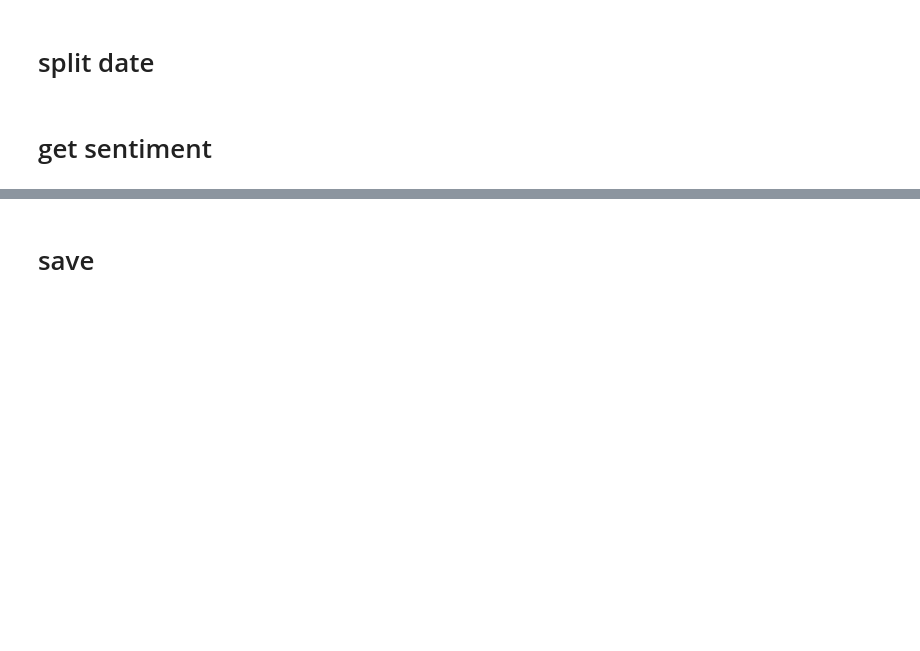
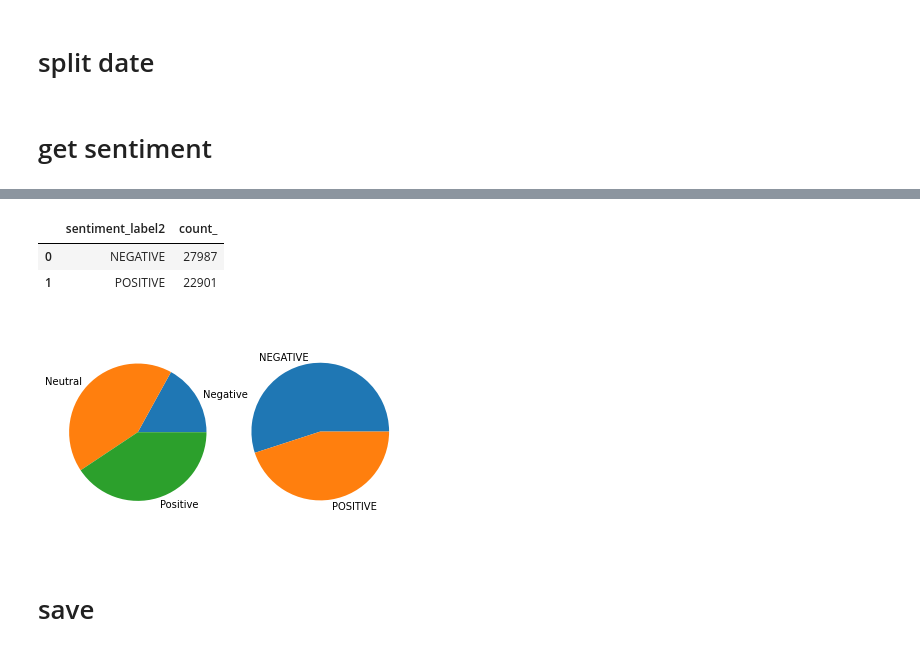
Before and after one commit to aliharakeh/M2-Project, a Jupyter notebook: Project_Final_Scripts/sentiment/sentiment.ipynb, the cells around one changed output, grey strips where cells are left out. Saved outputs shown, nothing was run; the diff lists cells and outputs as text; code cells hidden in the pictures; blank space fills up the shorter version.

```diff
--- a/Project_Final_Scripts/sentiment/sentiment.ipynb
+++ b/Project_Final_Scripts/sentiment/sentiment.ipynb
@@ -48,3 +69,19 @@ tweets[['sentiment', 'sentiment_label']] = tweets.apply(get_sentiments, axis=1)
+# %%
+sentiment2 = tweets.groupby('sentiment_label2')['text'].count().reset_index().rename(columns={'text': 'count_'})
+sentiment2
+# %% [output]
+|  | sentiment_label2 | count_ |
+| 0 | NEGATIVE | 27987 |
+| 1 | POSITIVE | 22901 |
+# %%
+f, (ax1, ax2) = plt.subplots(1, 2)
+ax1.pie(sentiment.count_.values.tolist(), labels=sentiment.sentiment_label.values.tolist())
+ax1.axis('equal')
+ax2.pie(sentiment2.count_.values.tolist(), labels=sentiment2.sentiment_label2.values.tolist())
+ax2.axis('equal')
+plt.show()
+# %% [output]
+[figure, added]
 # %% [markdown]
 # save
 # %%
```
Also changed, not shown: parts of 10 cells of this notebook, 10 other files.
